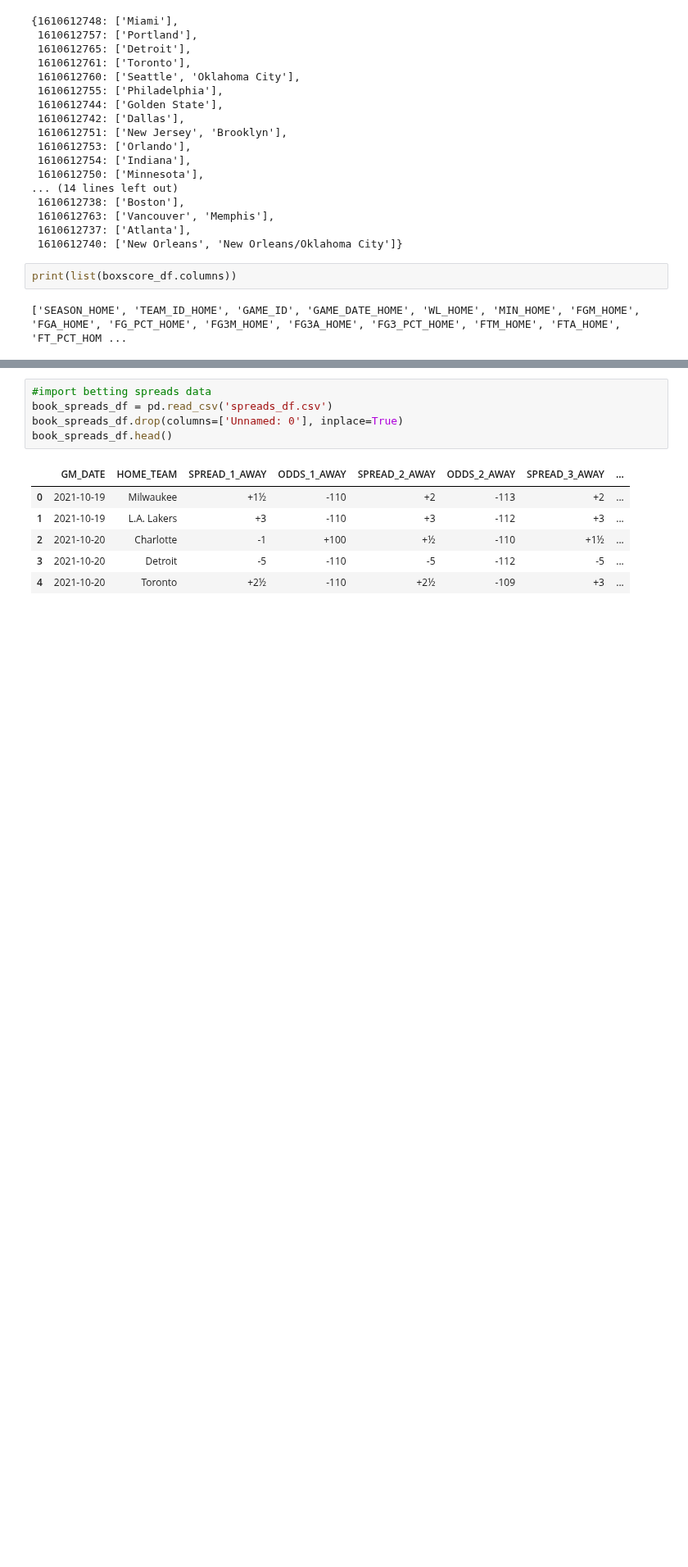
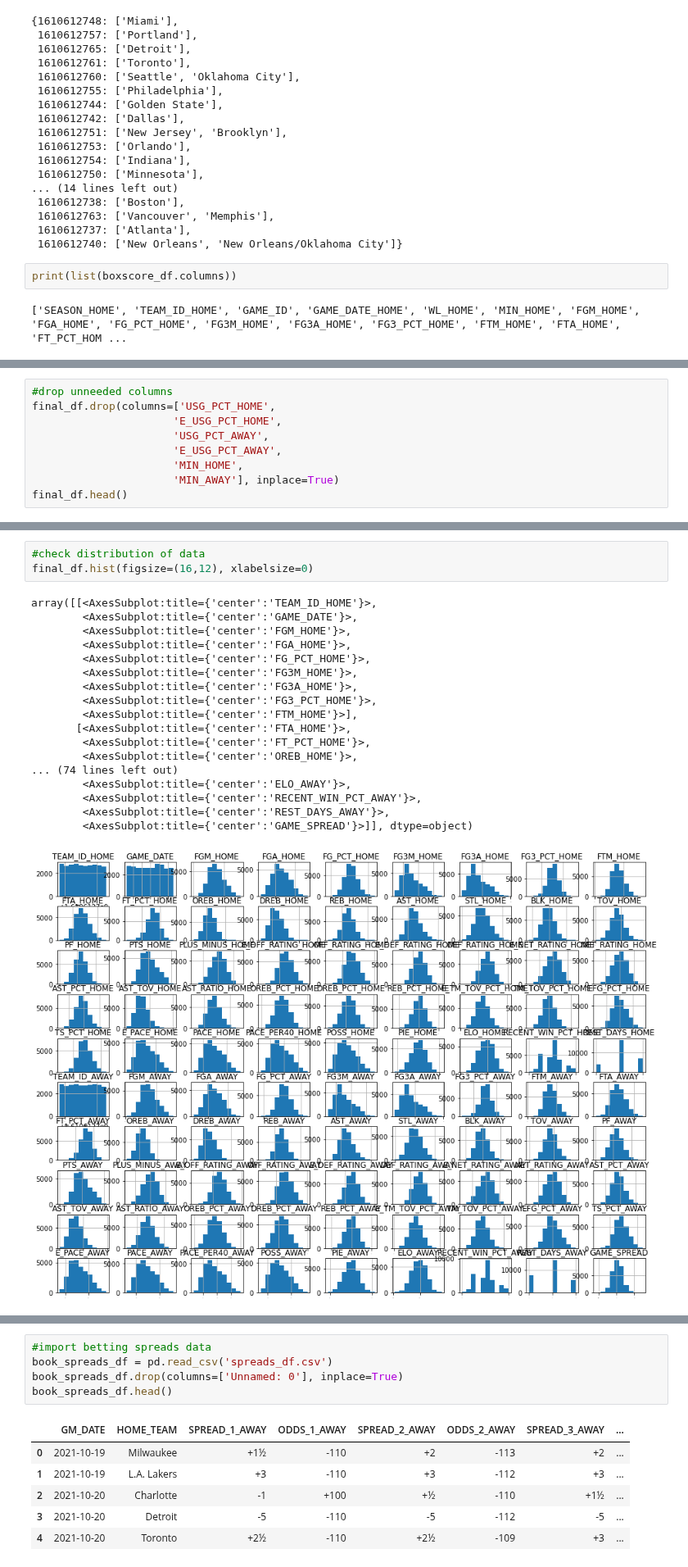
Before and after one commit to jnshzk/nba_beating_the_spread, a Jupyter notebook: data_preprocessing_v3.ipynb, the cells around one changed output, grey strips where cells are left out. Shown at 82% size. Saved outputs shown, nothing was run; the diff lists cells and outputs as text; blank space fills up the shorter version.

Commit message:
prep data for regression modeling

```diff
--- a/data_preprocessing_v3.ipynb
+++ b/data_preprocessing_v3.ipynb
@@ -523,3 +523,12 @@ final_df.head()
 | 2 | 2000-01 | 1610612765 | 0020000726 | 2001-02-14 | 241.556004 | 35.465604 | 82.914284 | 0.430438 | 4.617979 | ... |
 | 3 | 2000-01 | 1610612761 | 0020000729 | 2001-02-15 | 243.563221 | 37.073126 | 84.315275 | 0.441021 | 5.205290 | ... |
 | 4 | 2000-01 | 1610612760 | 0020000734 | 2001-02-15 | 240.856871 | 36.650991 | 80.249629 | 0.457681 | 5.456750 | ... |
+# %%
+#drop unneeded columns
+final_df.drop(columns=['USG_PCT_HOME',
+                      'E_USG_PCT_HOME',
+                      'USG_PCT_AWAY',
+                      'E_USG_PCT_AWAY',
+                      'MIN_HOME',
+                      'MIN_AWAY'], inplace=True)
+final_df.head()
@@ -525,0 +554,22 @@ final_df.head()
+# %%
+#check distribution of data
+final_df.hist(figsize=(16,12), xlabelsize=0)
+# %% [output]
+array([[<AxesSubplot:title={'center':'TEAM_ID_HOME'}>,
+        <AxesSubplot:title={'center':'GAME_DATE'}>,
+        <AxesSubplot:title={'center':'FGM_HOME'}>,
+        <AxesSubplot:title={'center':'FGA_HOME'}>,
+        <AxesSubplot:title={'center':'FG_PCT_HOME'}>,
+        <AxesSubplot:title={'center':'FG3M_HOME'}>,
+        <AxesSubplot:title={'center':'FG3A_HOME'}>,
+        <AxesSubplot:title={'center':'FG3_PCT_HOME'}>,
+        <AxesSubplot:title={'center':'FTM_HOME'}>],
+       [<AxesSubplot:title={'center':'FTA_HOME'}>,
+        <AxesSubplot:title={'center':'FT_PCT_HOME'}>,
+        <AxesSubplot:title={'center':'OREB_HOME'}>,
+... (74 lines left out)
+        <AxesSubplot:title={'center':'ELO_AWAY'}>,
+        <AxesSubplot:title={'center':'RECENT_WIN_PCT_AWAY'}>,
+        <AxesSubplot:title={'center':'REST_DAYS_AWAY'}>,
+        <AxesSubplot:title={'center':'GAME_SPREAD'}>]], dtype=object)
+[figure, added]
```
Also changed, not shown: parts of 7 cells of this notebook, 1 other file.
